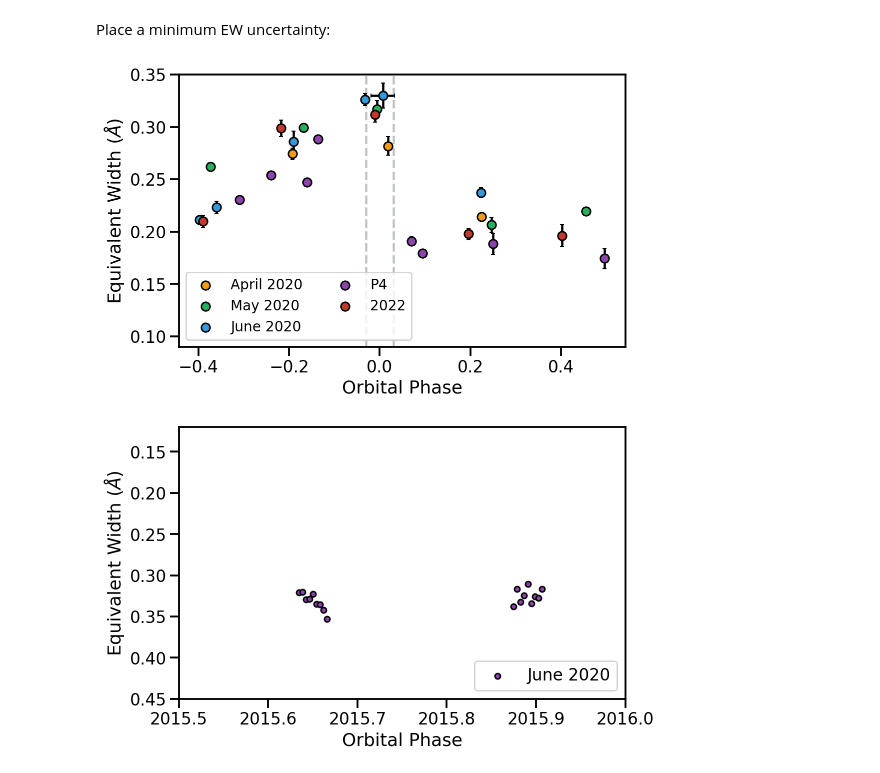
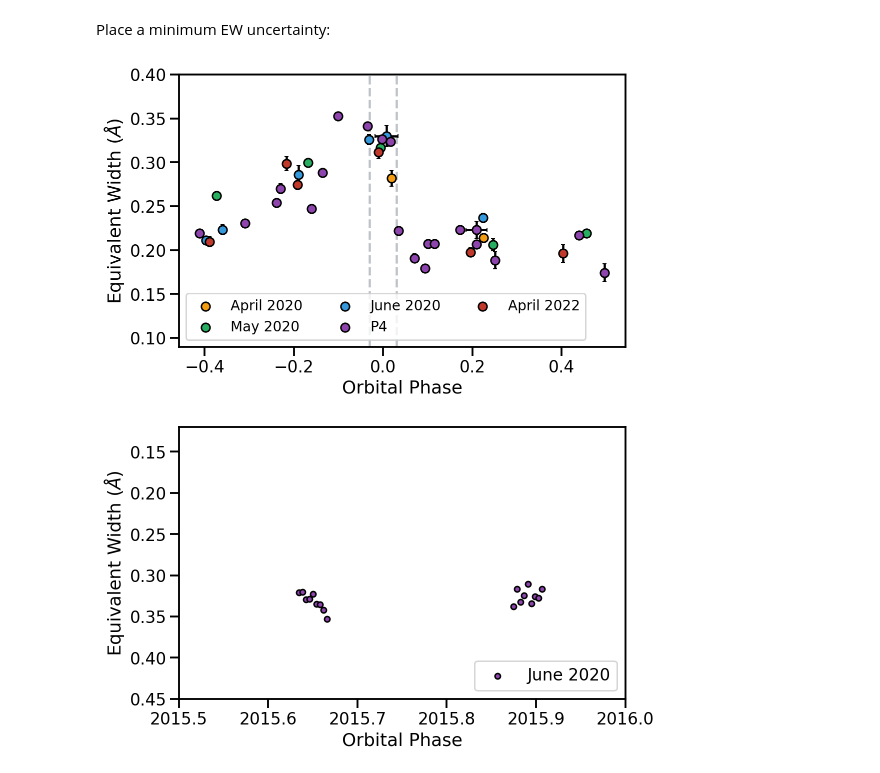
Before and after one commit to BrownDwarf/disperse, a Jupyter notebook: notebooks/04_hpf_analysis/02_Helium_phase_heatmap.ipynb, the cells around one changed output. Cells and saved outputs as stored; diff of their text form; code cells hidden in the pictures.

```diff
--- a/notebooks/04_hpf_analysis/02_Helium_phase_heatmap.ipynb
+++ b/notebooks/04_hpf_analysis/02_Helium_phase_heatmap.ipynb
@@ -228,2 +256,6 @@ high_snr = df.stddev_order19 < threshold
+# %%
+summer_2022 = (df.night_of.str.contains('2022-05') |
+               df.night_of.str.contains('2022-06') |
+               df.night_of.str.contains('2022-07') )
 # %%
-df = df[high_snr].reset_index(drop=True)
+df = df[high_snr | summer_2022].reset_index(drop=True)
@@ -309,7 +394,7 @@ plt.savefig('../../figures/HAT_P_67b_He_spectrum.png', bbox_inches='tight', dpi=
 Neat, lets sort those by campaign
 # %%
 #campaign = 'June 2020'
-campaign = '2022'
+campaign = 'April 2022'
 # %%
 unique_nights = df[df.campaign==campaign].night_of.unique()
 unique_nights
@@ -816,27 +922,27 @@ def repeat_plot(df_agg, color, label):
     plt.errorbar(df_agg.normalized_phase, df_agg.ew, yerr=df_agg.ew_unc, xerr=df_agg.phase_range,linestyle='none', color='k',
              barsabove=True, capsize=2, zorder=0)
 # %%
-campaigns = ['April 2020', 'May 2020', 'June 2020', 'P4', '2022']
+campaigns = ['April 2020', 'May 2020', 'June 2020', 'P4', 'April 2022']
 colors = ['#f39c12', '#27ae60', '#3498db', '#8e44ad', '#c0392b']
 # %%
 sns.set_context('talk', font_scale=1.0)
 # %%
 plt.figure(figsize=(8,5))
 
 for label, color in zip(campaigns, colors):
     repeat_plot(df_agg[df_agg.campaign==label], color, label)
 
 #repeat_plot(df_agg[df_agg.night_of.str.contains('2022')], 'black', 'April - June 2022')
 
-plt.ylim(0.09, 0.35)
+plt.ylim(0.09, 0.40)
 plt.axvline(-t_14_orb_phase/2, linestyle='dashed', color='#bdc3c7', zorder=-1)
 plt.axvline(+t_14_orb_phase/2, linestyle='dashed', color='#bdc3c7', zorder=-1)
 plt.xlabel('Orbital Phase');
 plt.ylabel('Equivalent Width $(\AA)$')
-plt.legend(loc='lower left', ncol=2, fontsize=14)
+plt.legend(loc='lower left', ncol=3, fontsize=14)
 plt.savefig('../../figures/HAT_P_67b_Helium10830EW_byCampaign.png', bbox_inches='tight', dpi=300, );
 # %% [output]
-[figure, old version]
+[figure, new version]
 # %%
 plt.figure(figsize=(8,5))
 
```
Also changed, not shown: parts of 33 cells of this notebook, 4 other files.
